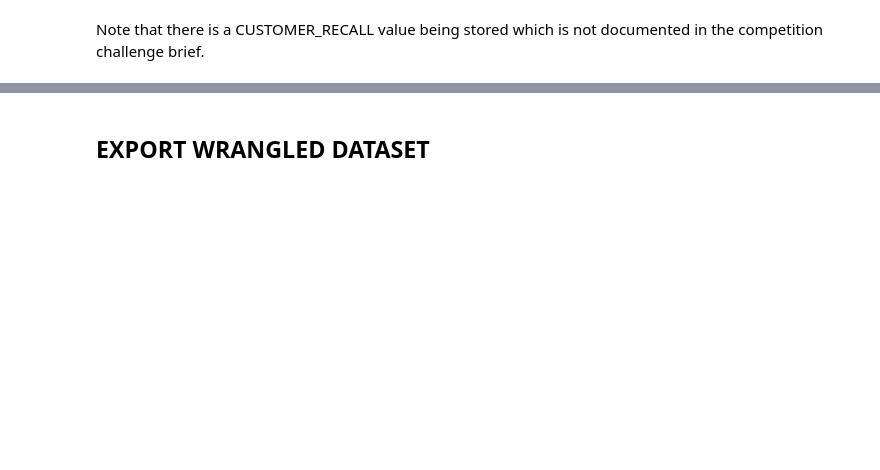
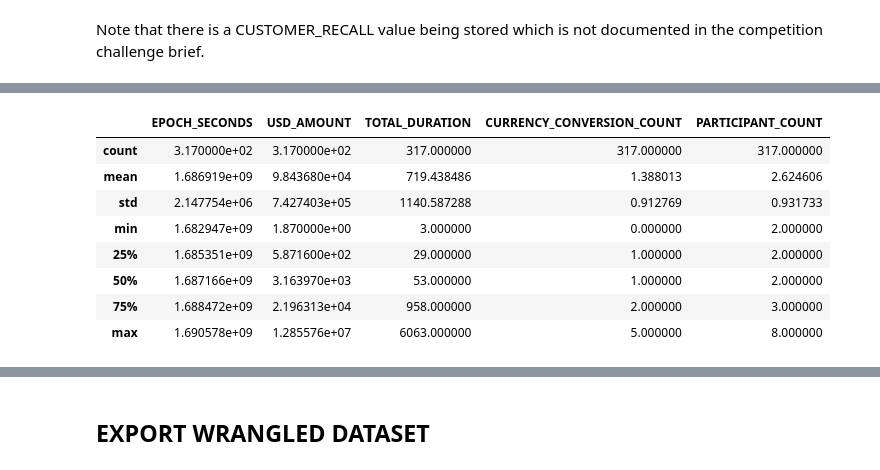
Before and after one commit to mrchuakaiming/umdac-datathon-2026, a Jupyter notebook: wrangle/Wrangle_1.ipynb, the cells around one changed output, grey strips where cells are left out. Drawn from its saved outputs; the diff is of its cells as text; code cells hidden in the pictures; blank space fills up the shorter version.

```diff
--- a/wrangle/Wrangle_1.ipynb
+++ b/wrangle/Wrangle_1.ipynb
@@ -456,0 +488,14 @@ Note that there is a CUSTOMER_RECALL value being stored which is not documented
+# %%
+# Check simple statistic overview
+
+CUSTOMER_RECALL_rows.describe()
+# %% [output]
+|  | EPOCH_SECONDS | USD_AMOUNT | TOTAL_DURATION | CURRENCY_CONVERSION_COUNT | PARTICIPANT_COUNT |
+| count | 3.170000e+02 | 3.170000e+02 | 317.000000 | 317.000000 | 317.000000 |
+| mean | 1.686919e+09 | 9.843680e+04 | 719.438486 | 1.388013 | 2.624606 |
+| std | 2.147754e+06 | 7.427403e+05 | 1140.587288 | 0.912769 | 0.931733 |
+| min | 1.682947e+09 | 1.870000e+00 | 3.000000 | 0.000000 | 2.000000 |
+| 25% | 1.685351e+09 | 5.871600e+02 | 29.000000 | 1.000000 | 2.000000 |
+| 50% | 1.687166e+09 | 3.163970e+03 | 53.000000 | 1.000000 | 2.000000 |
+| 75% | 1.688472e+09 | 2.196313e+04 | 958.000000 | 2.000000 | 3.000000 |
+| max | 1.690578e+09 | 1.285576e+07 | 6063.000000 | 5.000000 | 8.000000 |
```
Also changed, not shown: parts of 21 cells of this notebook.
